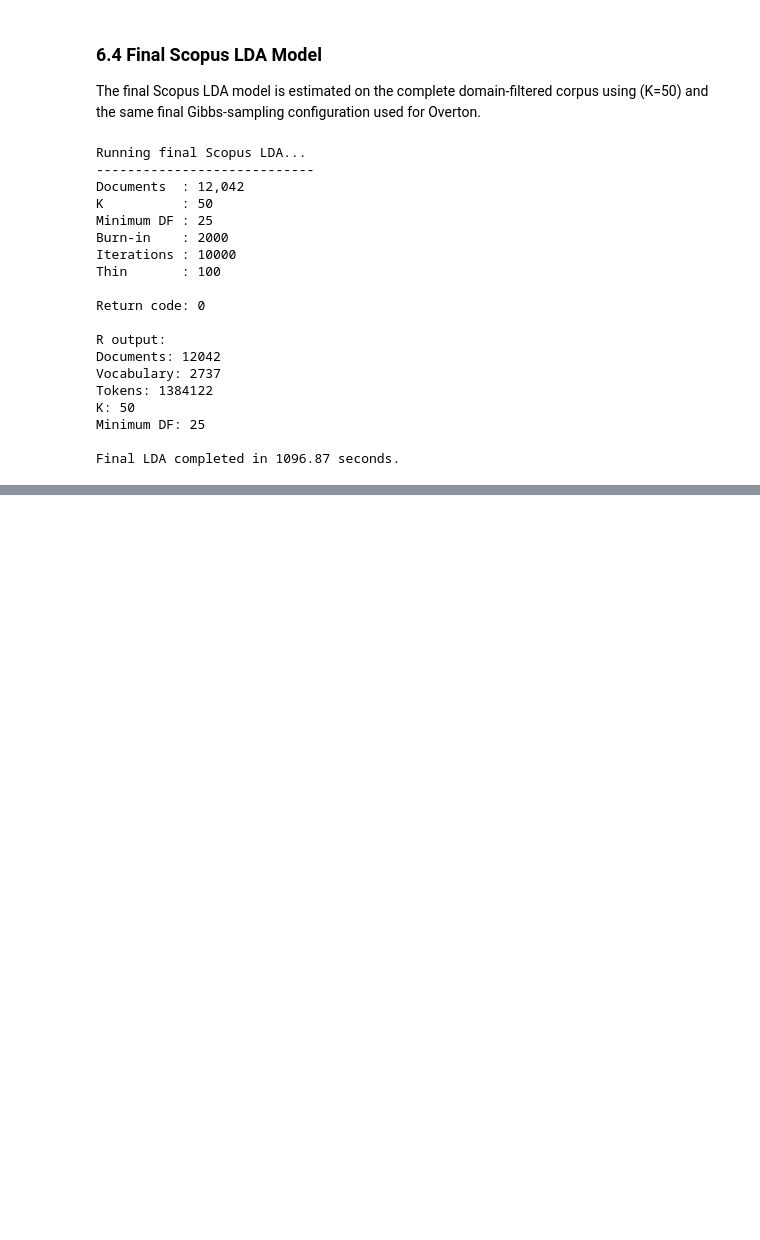
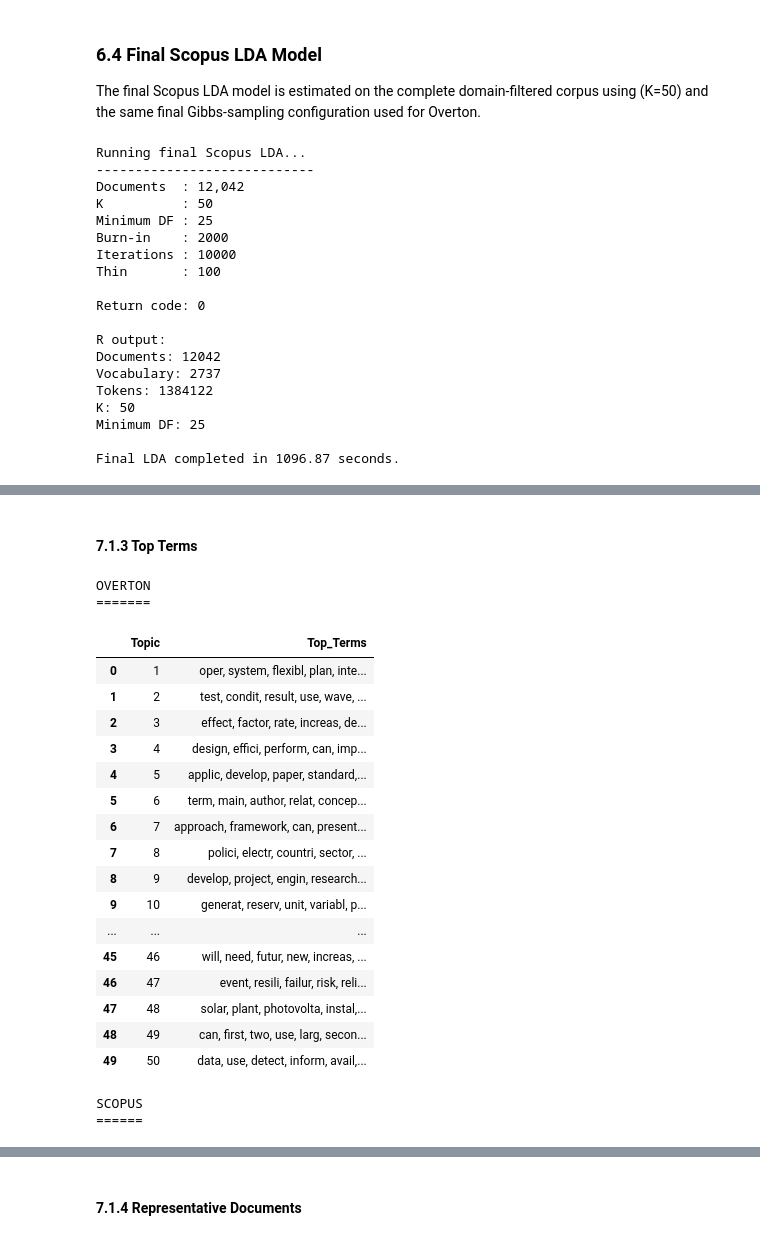
Before and after one commit to mdzalfirdausi/review_paper_2, a Jupyter notebook: notebooks/2.topic_modeling_iss.ipynb, the cells around one changed output, grey strips where cells are left out. Saved outputs shown, nothing was run; the diff lists cells and outputs as text; code cells hidden in the pictures; blank space fills up the shorter version.

```diff
--- a/notebooks/2.topic_modeling_iss.ipynb
+++ b/notebooks/2.topic_modeling_iss.ipynb
@@ -4473,0 +4651,69 @@ Final LDA completed in 1096.87 seconds.
+# %% [markdown]
+#### 7.1.3 Top Terms
+# %%
+TOP_TERMS_DISPLAY = 10
+
+final_topic_terms = {}
+
+for corpus_name, outputs in final_lda.items():
+
+    top_terms = (
+        outputs["top_terms"]
+        .copy()
+    )
+
+    topic_terms = (
+        top_terms[
+            top_terms["Rank"]
+            <= TOP_TERMS_DISPLAY
+        ]
+        .sort_values(
+            [
+                "Topic",
+                "Rank",
+            ]
+        )
+        .groupby(
+            "Topic"
+        )["Term"]
+        .apply(
+            lambda x: ", ".join(x)
+        )
+        .reset_index(
+            name="Top_Terms"
+        )
+    )
+
+    final_topic_terms[
+        corpus_name
+    ] = topic_terms
+
+    print()
+    print(corpus_name.upper())
+    print("=" * len(corpus_name))
+
+    display(
+        topic_terms
+    )
+# %% [output]
+OVERTON
+=======
+|  | Topic | Top_Terms |
+| 0 | 1 | oper, system, flexibl, plan, inte... |
+| 1 | 2 | test, condit, result, use, wave, ... |
+| 2 | 3 | effect, factor, rate, increas, de... |
+| 3 | 4 | design, effici, perform, can, imp... |
+| 4 | 5 | applic, develop, paper, standard,... |
+| 5 | 6 | term, main, author, relat, concep... |
+| 6 | 7 | approach, framework, can, present... |
+| 7 | 8 | polici, electr, countri, sector, ... |
+| 8 | 9 | develop, project, engin, research... |
+| 9 | 10 | generat, reserv, unit, variabl, p... |
+| ... | ... | ... |
+| 45 | 46 | will, need, futur, new, increas, ... |
+| 46 | 47 | event, resili, failur, risk, reli... |
+| 47 | 48 | solar, plant, photovolta, instal,... |
+| 48 | 49 | can, first, two, use, larg, secon... |
+| 49 | 50 | data, use, detect, inform, avail,... |
+SCOPUS
+======
@@ -4473,0 +4737,2 @@ Final LDA completed in 1096.87 seconds.
+# %% [markdown]
+#### 7.1.4 Representative Documents
```
Also changed, not shown: parts of 14 cells of this notebook.
